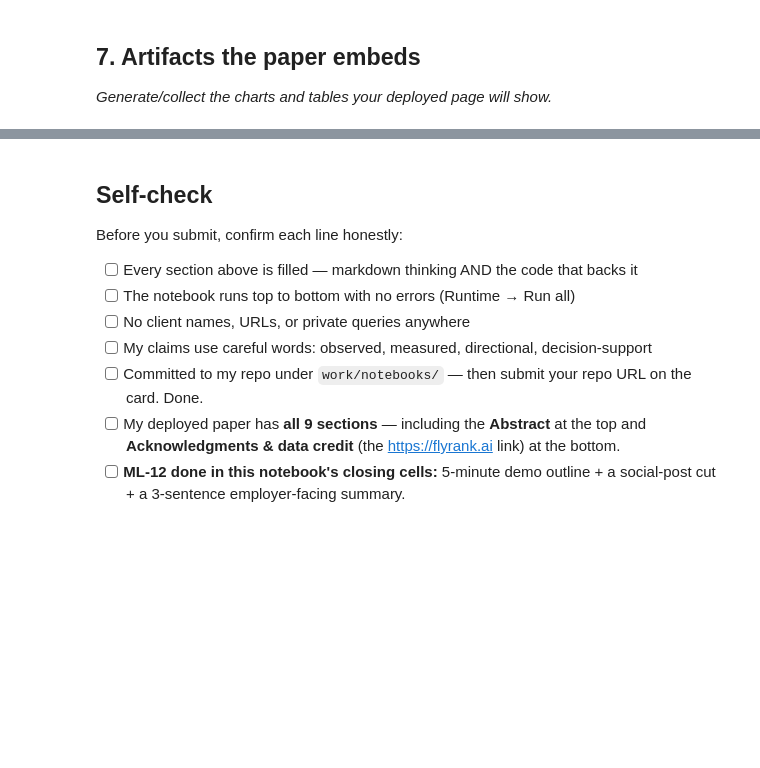
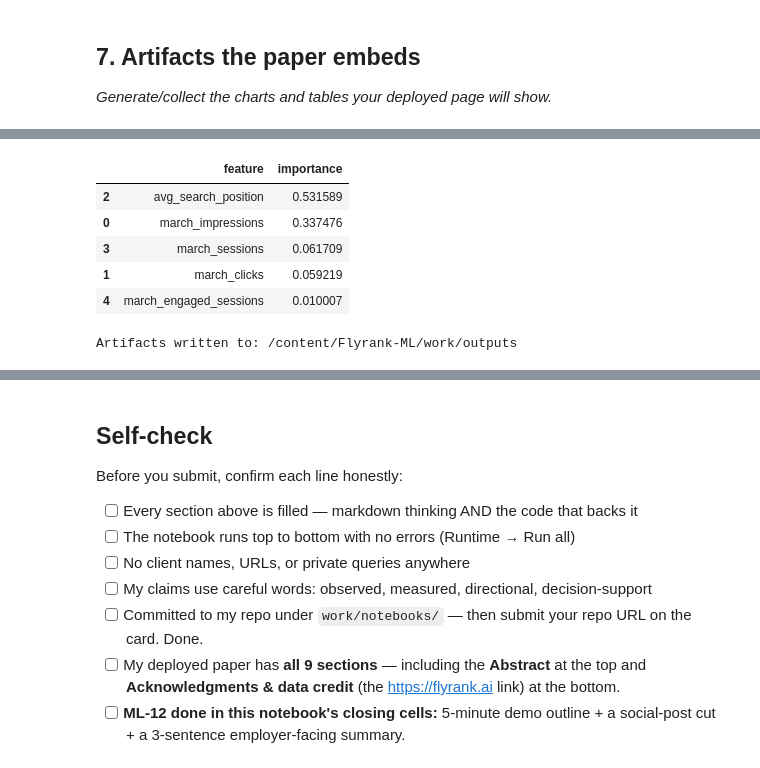
Before and after one commit to ray007herowars-cmyk/Flyrank-ML, a Jupyter notebook: work/notebooks/capstone.ipynb, the cells around one changed output, grey strips where cells are left out. Drawn from its saved outputs; the diff is of its cells as text; code cells hidden in the pictures; blank space fills up the shorter version.

```diff
--- a/work/notebooks/capstone.ipynb
+++ b/work/notebooks/capstone.ipynb
@@ -36,0 +703,56 @@ This skeleton is yours to fill. Work the sections **in order** — each one has
+# %%
+# ============================================================
+# 7. Artifacts the paper embeds
+# ============================================================
+
+output_dir = Path("/content/Flyrank-ML/work/outputs")
+output_dir.mkdir(parents=True, exist_ok=True)
+
+# Save model comparison table
+results_df.to_csv(
+    output_dir / "capstone_model_comparison.csv",
+    index=False
+)
+
+# Save public-safe ranking summary without identifiers
+public_ranking = top_recommendations[
+    [
+        "rank",
+        "priority_score",
+        "reason_code",
+        "action"
+    ]
+].copy()
+
+public_ranking.to_csv(
+    output_dir / "capstone_ranked_recommendations.csv",
+    index=False
+)
+
+# Feature importance for Random Forest
+rf_estimator = rf_model.named_steps["model"]
+
+feature_importance = pd.DataFrame({
+    "feature": feature_cols,
+    "importance": rf_estimator.feature_importances_
+}).sort_values(
+    "importance",
+    ascending=False
+)
+
+display(feature_importance)
+
+feature_importance.to_csv(
+    output_dir / "capstone_feature_importance.csv",
+    index=False
+)
+
+print("Artifacts written to:", output_dir)
+# %% [output]
+|  | feature | importance |
+| 2 | avg_search_position | 0.531589 |
+| 0 | march_impressions | 0.337476 |
+| 3 | march_sessions | 0.061709 |
+| 1 | march_clicks | 0.059219 |
+| 4 | march_engaged_sessions | 0.010007 |
+Artifacts written to: /content/Flyrank-ML/work/outputs
```
Also changed, not shown: parts of 17 cells of this notebook.
